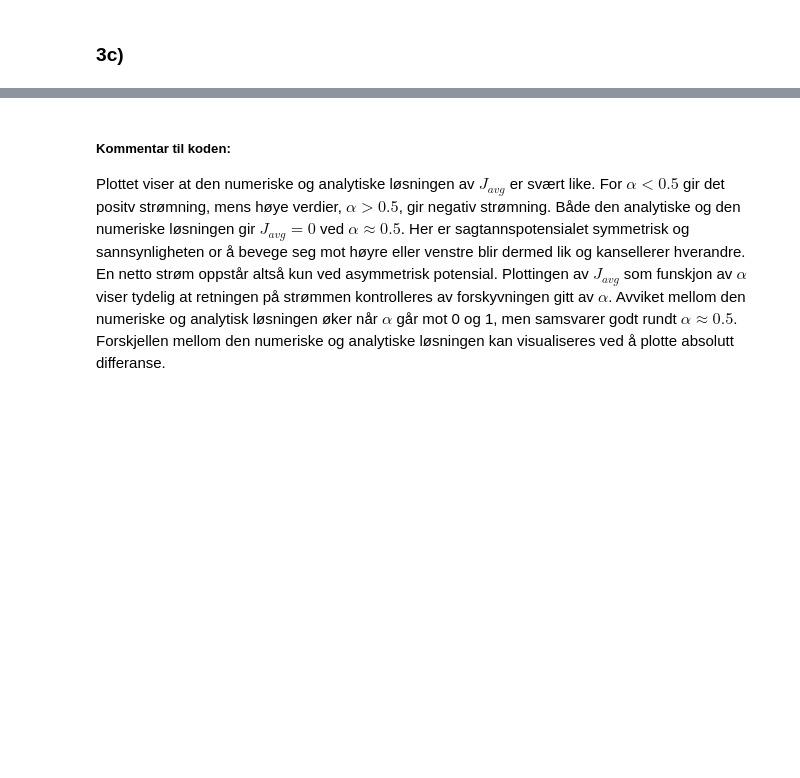
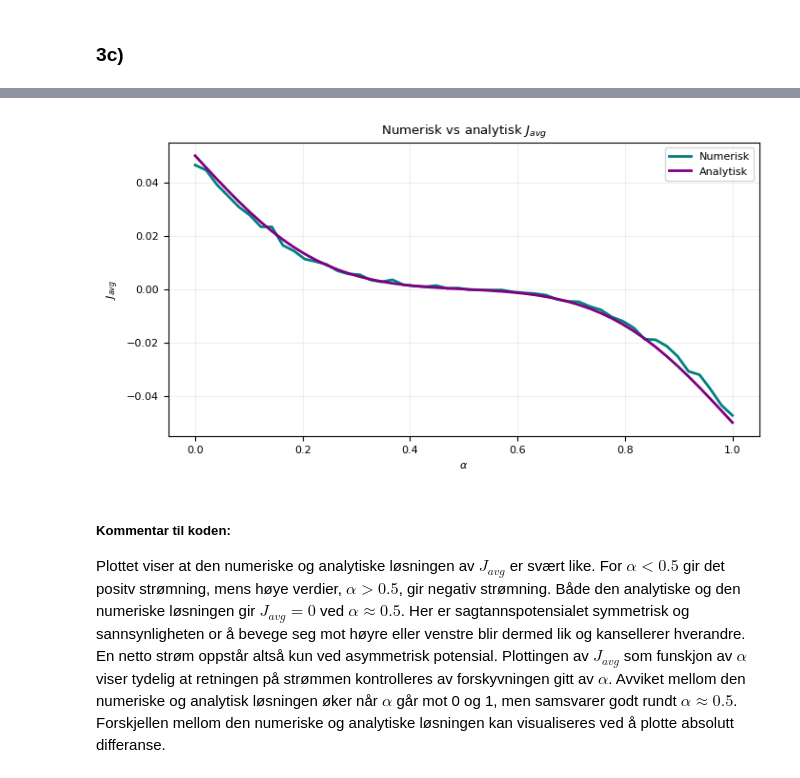
Before and after one commit to selmaberg05/TMA4320-Prosjekt2-gruppe-Andrihol-Emilyan-Selmahbe, a Jupyter notebook: Prosjekt2.ipynb, the cells around one changed output, grey strips where cells are left out. Cells and saved outputs as stored; diff of their text form; code cells hidden in the pictures; blank space fills up the shorter version.

```diff
--- a/Prosjekt2.ipynb
+++ b/Prosjekt2.ipynb
@@ -901,3 +909,7 @@ plt.show()
+# %%
+J_avg_alpha(alpha_vals, oppgave= 'c')
+# %% [output]
+[figure, added]
 # %% [markdown]
 ##### Kommentar til koden:
 
```
Also changed, not shown: parts of 4 cells of this notebook.
